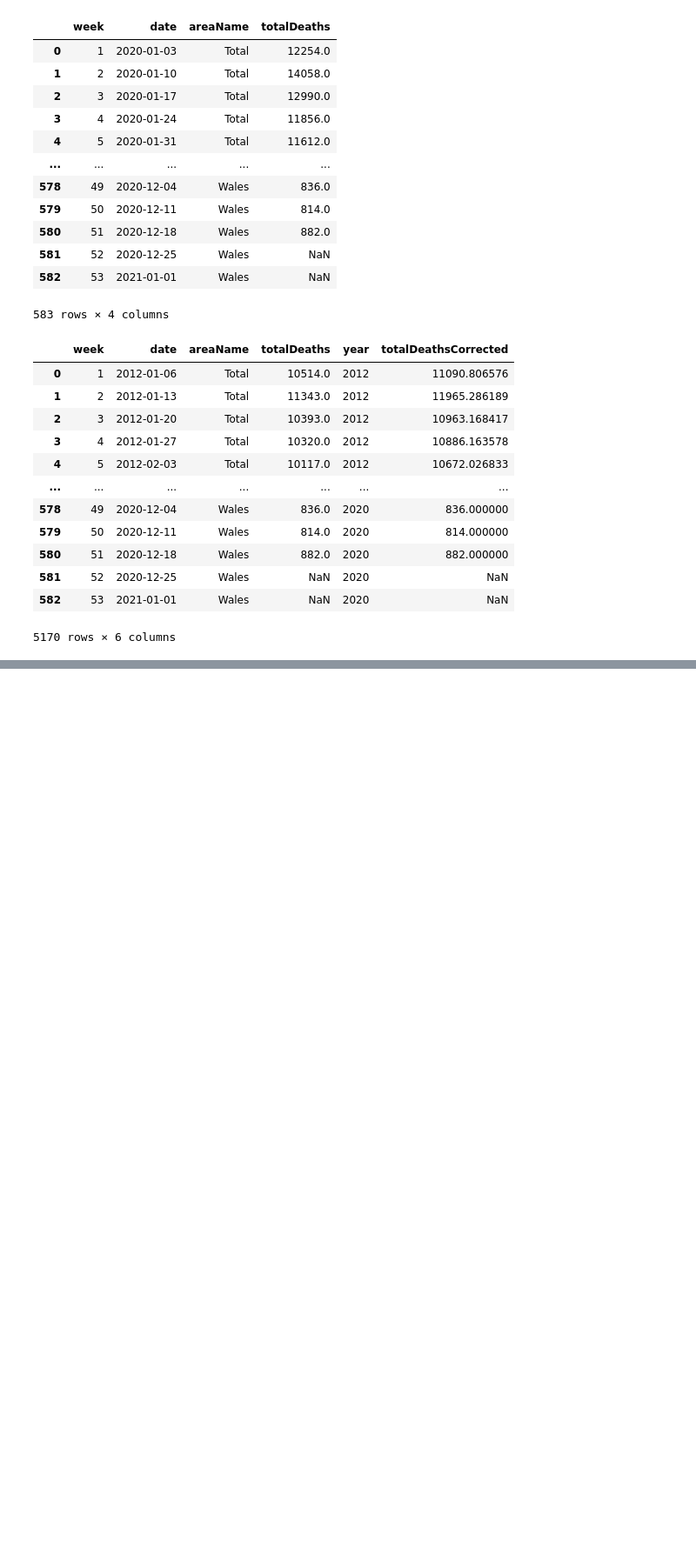
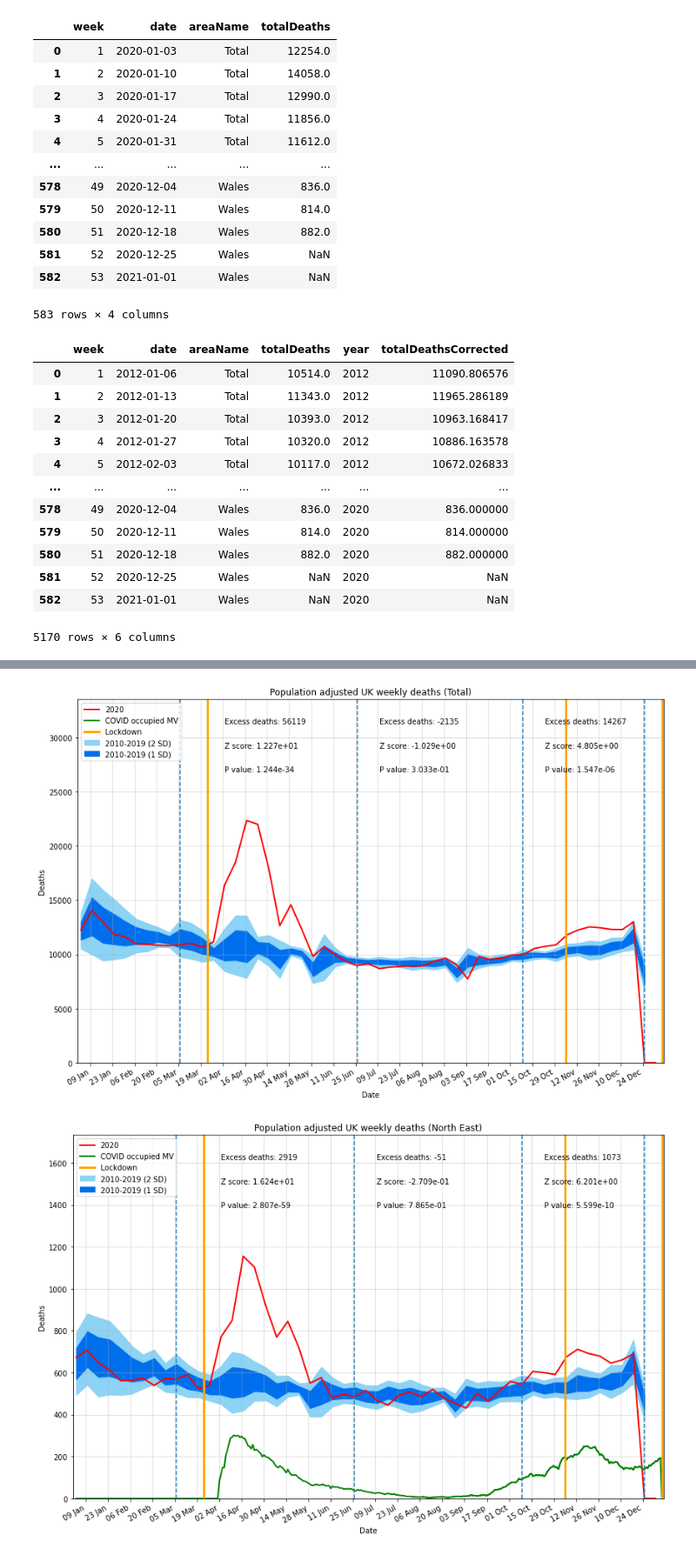
Before and after one commit to adammoss/covid, a Jupyter notebook: examples/all_cause_mortality.ipynb, the cells around one changed output, grey strips where cells are left out. Shown at 87% size. Cells and saved outputs as stored; diff of their text form; code cells hidden in the pictures; blank space fills up the shorter version.

```diff
--- a/examples/all_cause_mortality.ipynb
+++ b/examples/all_cause_mortality.ipynb
@@ -109,10 +119,12 @@ df_dashboard = get_region_data(metrics=metrics, nhs_metrics=nhs_metrics)
+# %%
+covid_activity = get_covid_activity()
 # %%
 def get_excess_deaths(min_week, max_week, region):
-    df_region = df[(df['year'] >= 2010) & (df['year'] <= 2019) & (df['areaName'] == region) & (df['week'] >= min_week) & (df['week'] <= max_week)]
+    df_region = df[(df['year'] >= 2010) & (df['year'] <= 2019) & (df['areaName'].str.contains(region)) & (df['week'] >= min_week) & (df['week'] <= max_week)]
     agg = df_region.groupby('year').agg({'totalDeathsCorrected': [np.sum]})
     mean_deaths = np.mean(agg['totalDeathsCorrected']['sum'])
     std_deaths = np.std(agg['totalDeathsCorrected']['sum'])
-    df_region = df[(df['year'] == 2020) & (df['areaName'] == region) & (df['week'] >= min_week) & (df['week'] <= max_week)]
+    df_region = df[(df['year'] == 2020) & (df['areaName'].str.contains(region)) & (df['week'] >= min_week) & (df['week'] <= max_week)]
     agg = df_region.agg({'totalDeathsCorrected': [np.sum]})
     current_deaths = np.mean(agg['totalDeathsCorrected']['sum'])
     excess_deaths = current_deaths - mean_deaths
@@ -120,28 +132,31 @@ def get_excess_deaths(min_week, max_week, region):
     p_value = norm.sf(abs(z_score))*2
     return int(excess_deaths), z_score, p_value
 # %%
-for region in df['areaName'].unique():
-    df_region = df[(df['year'] <= 2019) & (df['areaName'] == region)]
+def make_plot(region):
+    df_region = df[(df['year'] <= 2019) & (df['areaName'].str.contains(region))].groupby(['date', 'week', 'year']).sum().reset_index()
     agg = df_region.groupby(['week']).agg({'totalDeathsCorrected': [np.mean, np.std]}).reset_index()
     plt.figure(figsize=(12,8))
-    df_region = df[(df['year'] == 2020) & (df['areaName'] == region)]
+    df_region = df[(df['year'] == 2020) & (df['areaName'].str.contains(region))].groupby(['date', 'week', 'year']).sum().reset_index()
     plt.plot(df_region['date'], df_region['totalDeaths'], color='red', linewidth=2, label='2020')
     plt.fill_between(df_region['date'], agg['totalDeathsCorrected']['mean'] - 2*agg['totalDeathsCorrected']['std'],
-                     agg['totalDeathsCorrected']['mean'] + 2*agg['totalDeathsCorrected']['std'], color='#8CD3F5', label='2010-2019')
+                     agg['totalDeathsCorrected']['mean'] + 2*agg['totalDeathsCorrected']['std'], color='#8CD3F5', label='2010-2019 (2 SD)')
     plt.fill_between(df_region['date'], agg['totalDeathsCorrected']['mean'] - agg['totalDeathsCorrected']['std'],
-                     agg['totalDeathsCorrected']['mean'] + agg['totalDeathsCorrected']['std'], color='#006FED', label='2010-2019')
+                     agg['totalDeathsCorrected']['mean'] + agg['totalDeathsCorrected']['std'], color='#006FED', label='2010-2019 (1 SD)')
     max_deaths = np.max(df_region['totalDeaths'])
-    df_region_dashboard = df_dashboard [(df_dashboard ['areaName'] == region)]
-    plt.plot(df_region_dashboard['date'], 7 * df_region_dashboard['newDeathsByDeathDate'], color='green', linewidth=2, label='7 x daily COVID deaths')
-    plt.xlabel('Week')
+    df_region = covid_activity[(covid_activity['areaName'].str.contains(region))].groupby(['date']).sum().reset_index()
+    plt.plot(df_region['date'], gaussian_smooth(df_region['covidOccupiedMVBeds'], 0), color='green', linewidth=2, label='COVID occupied MV')
+    df_region = dashboard[(dashboard['areaName'].str.contains(region))].groupby(['date']).sum().reset_index()
+    plt.plot(df_region['date'], gaussian_smooth(df_region['covidOccupiedMVBeds'], 0), color='green', linewidth=2)
+    plt.xlabel('Date')
     plt.ylabel('Deaths')
     plt.title('Population adjusted UK weekly deaths (' + region + ')')
-    plt.axvline(datetime.datetime(2020, 3, 23), linestyle=':', alpha=0.5, label='Lockdown')
-    plt.axvline(week_to_date(44, 2020), linestyle=':', alpha=0.5, label='Lockdown')
+    plt.axvline(datetime.datetime(2020, 3, 23), label='Lockdown', color='orange', linewidth=3)
+    plt.axvline(datetime.datetime(2020, 11, 5), color='orange', linewidth=3)
+    plt.axvline(datetime.datetime(2021, 1, 5), color='orange', linewidth=3)
     excess_deaths, z_score, p_value = get_excess_deaths(10, 25, region)
-    plt.text(week_to_date(12, 2020), max_deaths * 1.4, 'Excess deaths: %s' % excess_deaths, rotation=0)
-    plt.text(week_to_date(12, 2020), max_deaths * 1.3, 'Z score: %.3e' % z_score, rotation=0)
-    plt.text(week_to_date(12, 2020), max_deaths * 1.2, 'P value: %.3e' % p_value, rotation=0)
+    plt.text(week_to_date(14, 2020), max_deaths * 1.4, 'Excess deaths: %s' % excess_deaths, rotation=0)
+    plt.text(week_to_date(14, 2020), max_deaths * 1.3, 'Z score: %.3e' % z_score, rotation=0)
+    plt.text(week_to_date(14, 2020), max_deaths * 1.2, 'P value: %.3e' % p_value, rotation=0)
     excess_deaths, z_score, p_value = get_excess_deaths(25, 40, region)
     plt.text(week_to_date(28, 2020), max_deaths * 1.4, 'Excess deaths: %s' % excess_deaths, rotation=0)
     plt.text(week_to_date(28, 2020), max_deaths * 1.3, 'Z score: %.3e' % z_score, rotation=0)
@@ -159,8 +174,8 @@ for region in df['areaName'].unique():
     ax.set_xlim([datetime.datetime(2020, 1, 1), datetime.datetime.now()])
     ax.xaxis.set_major_locator(mdates.DayLocator(interval=14))
     ax.xaxis.set_major_formatter(mdates.DateFormatter('%d %b'))
-    plt.legend()
+    plt.legend(loc='upper left')
     plt.gcf().autofmt_xdate() # Rotation
     plt.grid(alpha=0.5)
     plt.tight_layout()
-    plt.savefig('plots/total_deaths_' + region + '.png', transparent=False, facecolor='white')
+    plt.savefig('plots/all_cause_mortality/' + region.replace(' ','') + '.png', transparent=False, facecolor='white')
@@ -178,0 +182,8 @@ for region in df['areaName'].unique():
+# %%
+regions = df['areaName'].unique().tolist() + ['North', 'Midlands', 'South']
+# %%
+for region in regions:
+    make_plot(region)
+# %% [output]
+[figure, added]
+[figure, added]
```
Also changed, not shown: parts of 7 cells of this notebook, 47 other files.
